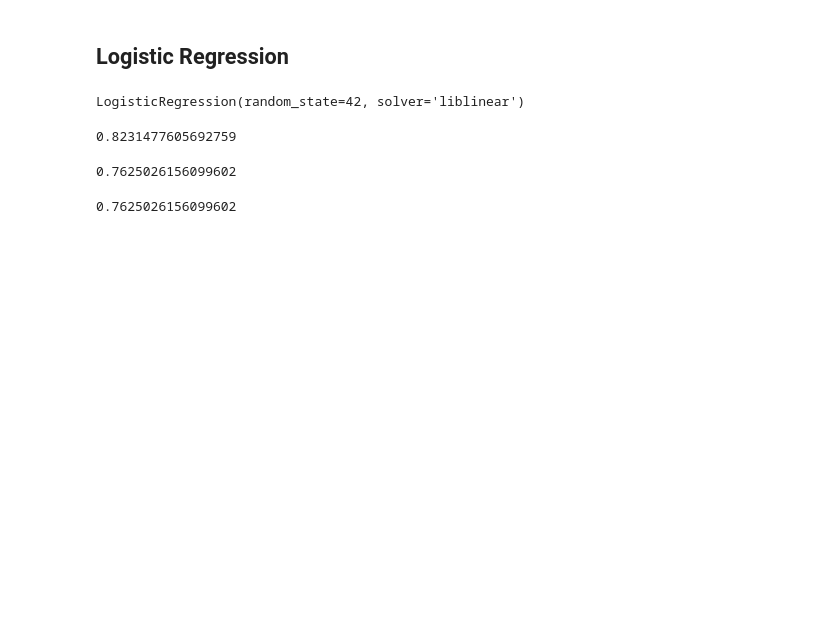
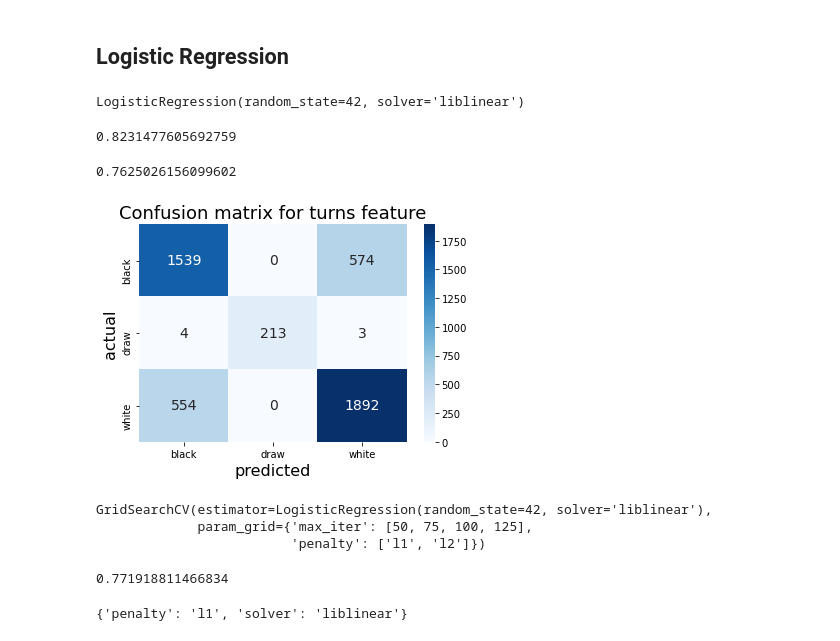
Before and after one commit to RavinderRai/chess_data, a Jupyter notebook: Modelling.ipynb, the cells around one changed output. Cells and saved outputs as stored; diff of their text form; code cells hidden in the pictures; blank space fills up the shorter version.

```diff
--- a/Modelling.ipynb
+++ b/Modelling.ipynb
@@ -62,9 +68,26 @@ y_pred = lr.predict(X_test)
 lr.score(X_test, y_test)
 # %% [output]
 0.7625026156099602
-# %%
-from sklearn.metrics import accuracy_score
-
-accuracy_score(y_test, y_pred)
-# %% [output]
-0.7625026156099602
+# %%
+con_mat = confusion_matrix(y_test, y_pred)
+
+sns.heatmap(con_mat, annot = True, fmt = 'g', cmap='Blues', annot_kws={"size": 14},
+            xticklabels = ["black", "draw", "white"], yticklabels = ["black", "draw", "white"])
+plt.xlabel('predicted', fontsize=16)
+plt.ylabel('actual', fontsize=16)
+plt.title('Confusion matrix for turns feature', fontsize=18)
+plt.show()
+# %% [output]
+[figure, added]
+# %%
+parameters = {'penalty': ['l1', 'l2'], 'max_iter': [50, 75, 100, 125]}
+
+lr = LogisticRegression(solver = 'liblinear', random_state=42)
+
+clf = GridSearchCV(lr, parameters)
+
+clf.fit(X, y)
+# %% [output]
+GridSearchCV(estimator=LogisticRegression(random_state=42, solver='liblinear'),
+             param_grid={'max_iter': [50, 75, 100, 125],
+                         'penalty': ['l1', 'l2']})
@@ -70,0 +96,8 @@ accuracy_score(y_test, y_pred)
+# %%
+clf.score(X_test, y_test)
+# %% [output]
+0.771918811466834
+# %%
+clf.best_params_
+# %% [output]
+{'penalty': 'l1', 'solver': 'liblinear'}
```
Also changed, not shown: parts of 26 cells of this notebook.
